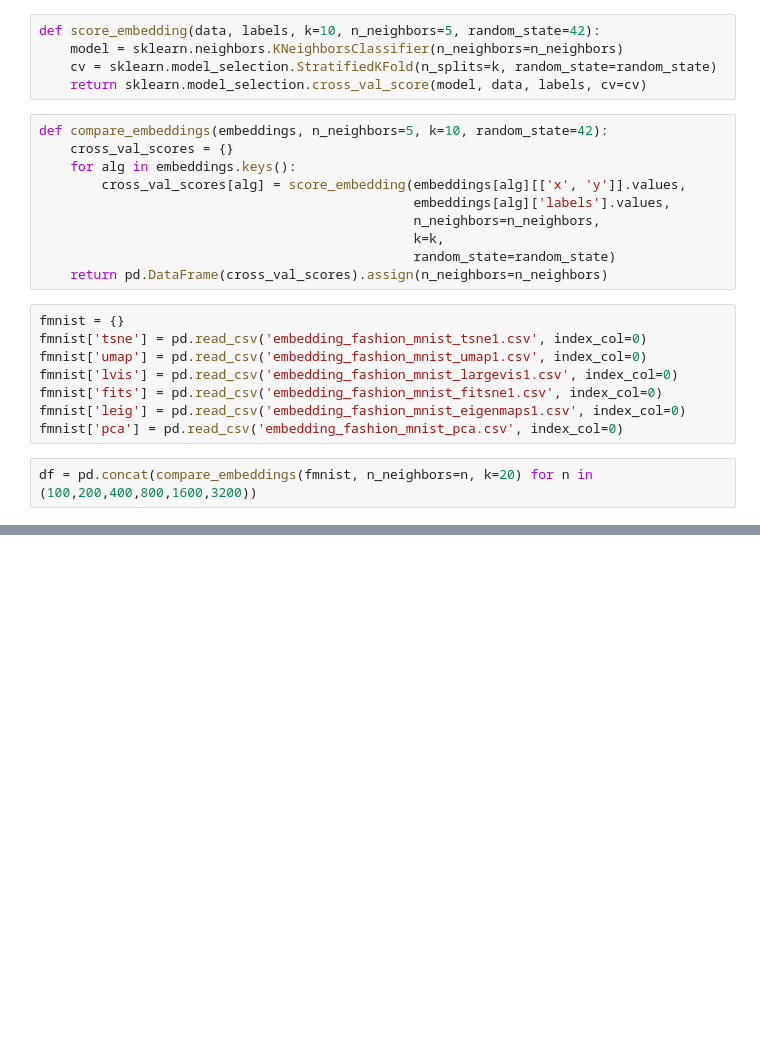
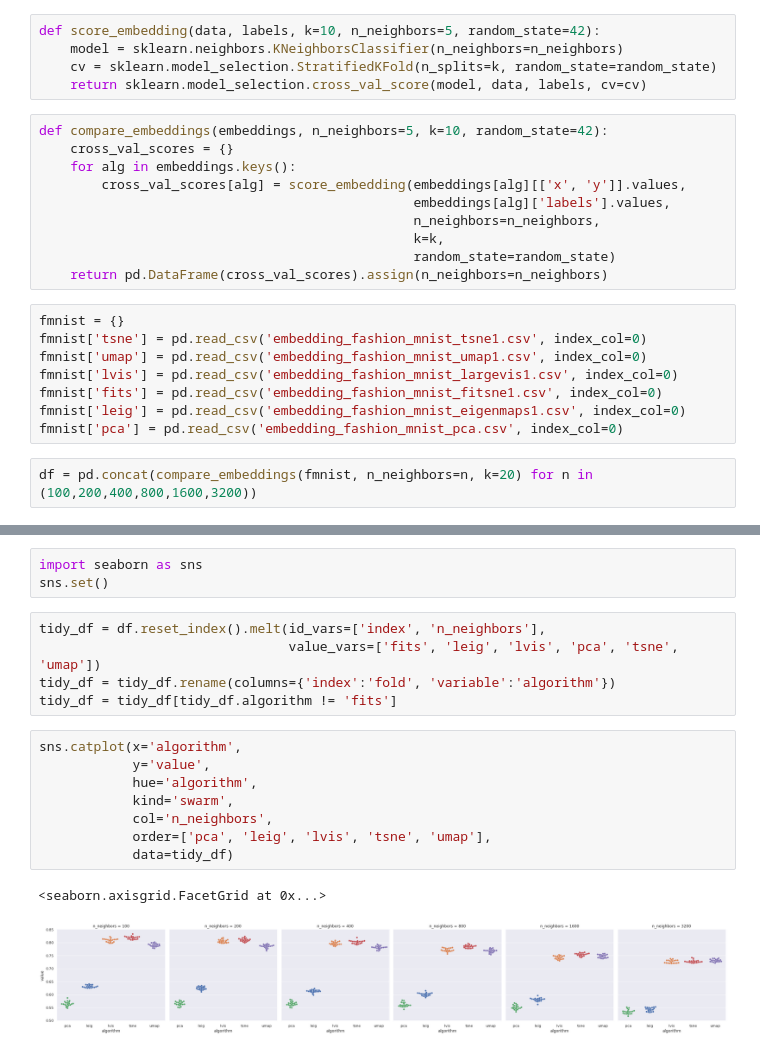
Before and after one commit to lmcinnes/umap_paper_notebooks, a Jupyter notebook: CrossVal KNN Classifier - FMNIST.ipynb, the cells around one changed output, grey strips where cells are left out. Cells and saved outputs as stored; diff of their text form; blank space fills up the shorter version.

Commit message:
Add swarmplots

```diff
--- a/CrossVal KNN Classifier - FMNIST.ipynb
+++ b/CrossVal KNN Classifier - FMNIST.ipynb
@@ -55,0 +56,19 @@ df.groupby('n_neighbors').std() * 2
+# %%
+import seaborn as sns
+sns.set()
+# %%
+tidy_df = df.reset_index().melt(id_vars=['index', 'n_neighbors'],
+                                value_vars=['fits', 'leig', 'lvis', 'pca', 'tsne', 'umap'])
+tidy_df = tidy_df.rename(columns={'index':'fold', 'variable':'algorithm'})
+tidy_df = tidy_df[tidy_df.algorithm != 'fits']
+# %%
+sns.catplot(x='algorithm',
+            y='value',
+            hue='algorithm',
+            kind='swarm',
+            col='n_neighbors',
+            order=['pca', 'leig', 'lvis', 'tsne', 'umap'],
+            data=tidy_df)
+# %% [output]
+<seaborn.axisgrid.FacetGrid at 0x...>
+[figure, added]
```
Also changed, not shown: parts of 2 cells of this notebook, 4 other files.
